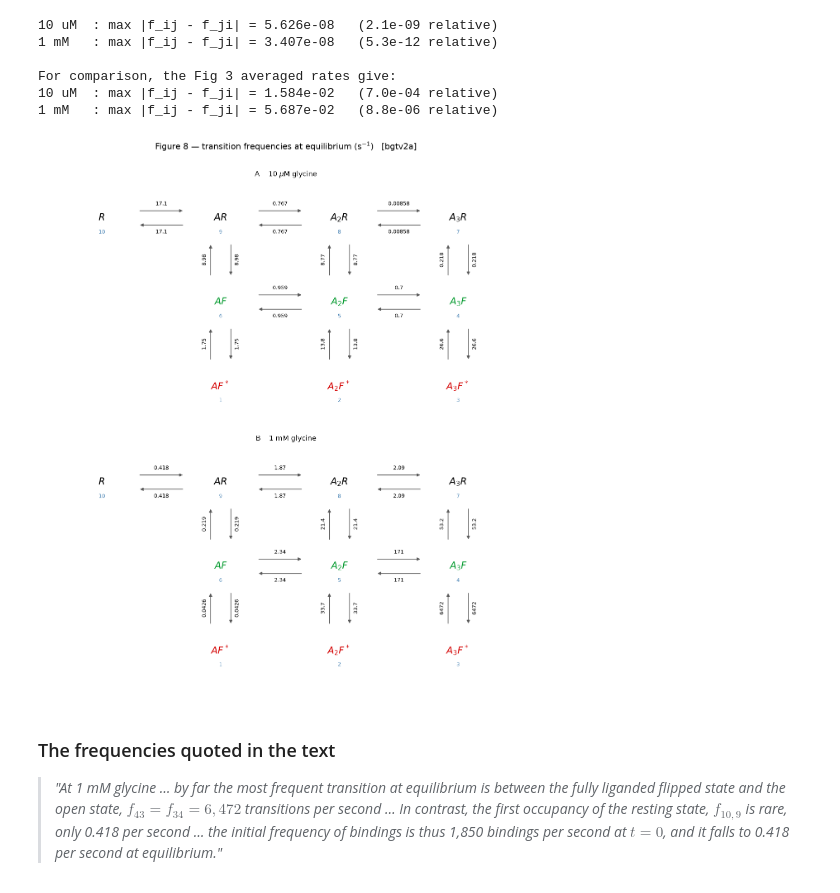
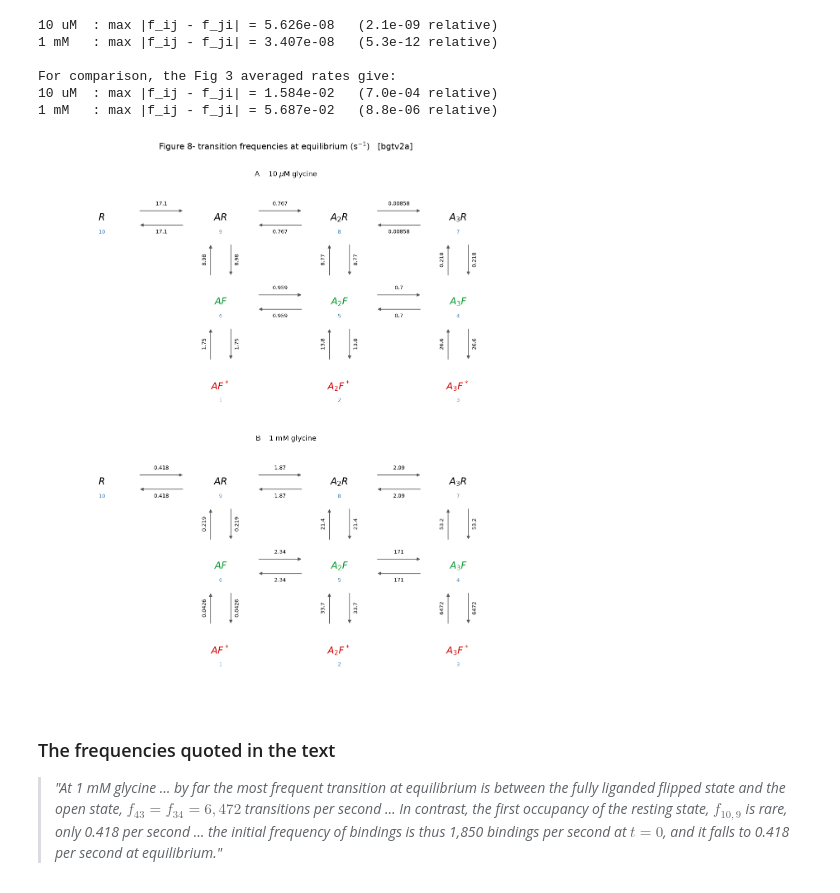
Before and after one commit to DCPROGS/ColquhounLape2012-reproduction, a Jupyter notebook: ColquhounLape2012_reproduction.ipynb, the cells around one changed output. Cells and saved outputs as stored; diff of their text form; code cells hidden in the pictures.

```diff
--- a/ColquhounLape2012_reproduction.ipynb
+++ b/ColquhounLape2012_reproduction.ipynb
@@ -945,13 +945,13 @@ For comparison, the Fig 3 averaged rates give:
 # %%
 fig, axes = plt.subplots(2, 1, figsize=(11, 12.5))
 draw_mechanism(FREQ[C_LOW],  BG, 'A    10 $\\mu$M glycine', ax=axes[0])
 draw_mechanism(FREQ[C_HIGH], BG, 'B    1 mM glycine',       ax=axes[1])
-fig.suptitle('Figure 8 — transition frequencies at equilibrium (s$^{-1}$)   [bgtv2a]',
+fig.suptitle('Figure 8- transition frequencies at equilibrium (s$^{-1}$)   [bgtv2a]',
              fontsize=13)
 fig.tight_layout(rect=[0, 0, 1, 0.97])
 plt.show()
 # %% [output]
-[figure, old version]
+[figure, new version]
 # %% [markdown]
 ### The frequencies quoted in the text
 
```
Also changed, not shown: parts of 6 cells of this notebook.
